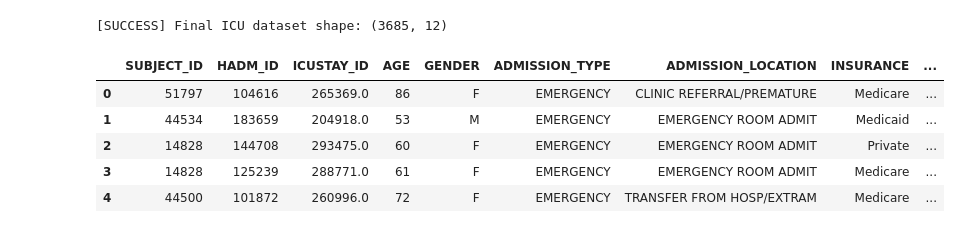
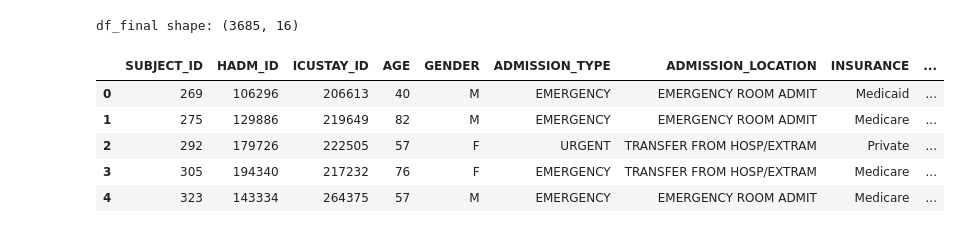
Before and after one commit to GiuseppePitruzzella/MIMIC-III_LOS_Project, a Jupyter notebook: notebooks/02_Base_Data_Construction.ipynb, the cells around one changed output. Cells and saved outputs as stored; diff of their text form; code cells hidden in the pictures.

```diff
--- a/notebooks/02_Base_Data_Construction.ipynb
+++ b/notebooks/02_Base_Data_Construction.ipynb
@@ -50,0 +51,11 @@ This section enriches the filtered ICU cohort with static patient characteristic
+# %%
+cohort_icu = icustays.merge(cohort, on=["SUBJECT_ID", "HADM_ID"], how="inner")
+
+cohort_icu = cohort_icu[cohort_icu["LOS"].notnull()]
+cohort_icu = cohort_icu[cohort_icu["LOS"] > 0]
+cohort_icu = cohort_icu[cohort_icu["OUTTIME"] > cohort_icu["INTIME"]]
+
+cohort_icu = cohort_icu.drop_duplicates(subset=["ICUSTAY_ID"])
+
+print(f"Valid ICU Admissions for Cohort: {cohort_icu.shape[0]}")
+display(cohort_icu[["SUBJECT_ID", "HADM_ID", "ICUSTAY_ID", "LOS"]].head())
@@ -99,0 +116,9 @@ At this point, we have a clean and filtered cohort of ICU admissions for patient
+# %%
+# === Timestamp Feature Cleaning and Extraction ===
+timestamp_cols = ["INTIME", "ADMITTIME", "DISCHTIME"]
+for col in timestamp_cols:
+    if col in df.columns:
+        df[col] = pd.to_datetime(df[col], errors="coerce")
+        df[f"{col}_HOUR"] = df[col].dt.hour
+        df[f"{col}_WEEKDAY"] = df[col].dt.weekday
+        # df.drop(columns=[col], inplace=True)
@@ -100,24 +128,25 @@ At this point, we have a clean and filtered cohort of ICU admissions for patient
 # %%
-# === Select final columns ===
-df_final = cohort_icu[[
-    "SUBJECT_ID", "HADM_ID", "ICUSTAY_ID",
-    "AGE", "GENDER",
+# Assemble final dataframe
+df_final = df[[
+    "SUBJECT_ID", "HADM_ID", "ICUSTAY_ID", "AGE", "GENDER",
     "ADMISSION_TYPE", "ADMISSION_LOCATION", "INSURANCE",
-    "FIRST_CAREUNIT", "LOS", "HOSPITAL_EXPIRE_FLAG", "INTIME"
+    "FIRST_CAREUNIT", "LOS", "HOSPITAL_EXPIRE_FLAG", "INTIME_HOUR", "INTIME_WEEKDAY",
+    "ADMITTIME_HOUR", "ADMITTIME_WEEKDAY", "INTIME"
 ]]
 
-# === Final checks ===
-df_final = df_final[df_final["LOS"].notnull()]  # Remove rows with missing LOS
+# Remove any rows with missing LOS
+df_final = df_final[df_final["LOS"].notnull()]
 
-# === Output shape ===
-print("[SUCCESS] Final ICU dataset shape:", df_final.shape)
+# Preview
+print(f"df_final shape: {df_final.shape}")
+# Save the final dataframe
 df_final.to_csv(EXPORT_PATH + "df_final_static.csv", index=False)
 df_final.head()
 # %% [output]
-[SUCCESS] Final ICU dataset shape: (3685, 12)
+df_final shape: (3685, 16)
 |  | SUBJECT_ID | HADM_ID | ICUSTAY_ID | AGE | GENDER | ADMISSION_TYPE | ADMISSION_LOCATION | INSURANCE | ... |
-| 0 | 51797 | 104616 | 265369.0 | 86 | F | EMERGENCY | CLINIC REFERRAL/PREMATURE | Medicare | ... |
-| 1 | 44534 | 183659 | 204918.0 | 53 | M | EMERGENCY | EMERGENCY ROOM ADMIT | Medicaid | ... |
-| 2 | 14828 | 144708 | 293475.0 | 60 | F | EMERGENCY | EMERGENCY ROOM ADMIT | Private | ... |
-| 3 | 14828 | 125239 | 288771.0 | 61 | F | EMERGENCY | EMERGENCY ROOM ADMIT | Medicare | ... |
-| 4 | 44500 | 101872 | 260996.0 | 72 | F | EMERGENCY | TRANSFER FROM HOSP/EXTRAM | Medicare | ... |
+| 0 | 269 | 106296 | 206613 | 40 | M | EMERGENCY | EMERGENCY ROOM ADMIT | Medicaid | ... |
+| 1 | 275 | 129886 | 219649 | 82 | M | EMERGENCY | EMERGENCY ROOM ADMIT | Medicare | ... |
+| 2 | 292 | 179726 | 222505 | 57 | F | URGENT | TRANSFER FROM HOSP/EXTRAM | Private | ... |
+| 3 | 305 | 194340 | 217232 | 76 | F | EMERGENCY | TRANSFER FROM HOSP/EXTRAM | Medicare | ... |
+| 4 | 323 | 143334 | 264375 | 57 | M | EMERGENCY | EMERGENCY ROOM ADMIT | Medicare | ... |
```
Also changed, not shown: parts of 13 cells of this notebook, 49 other files.
